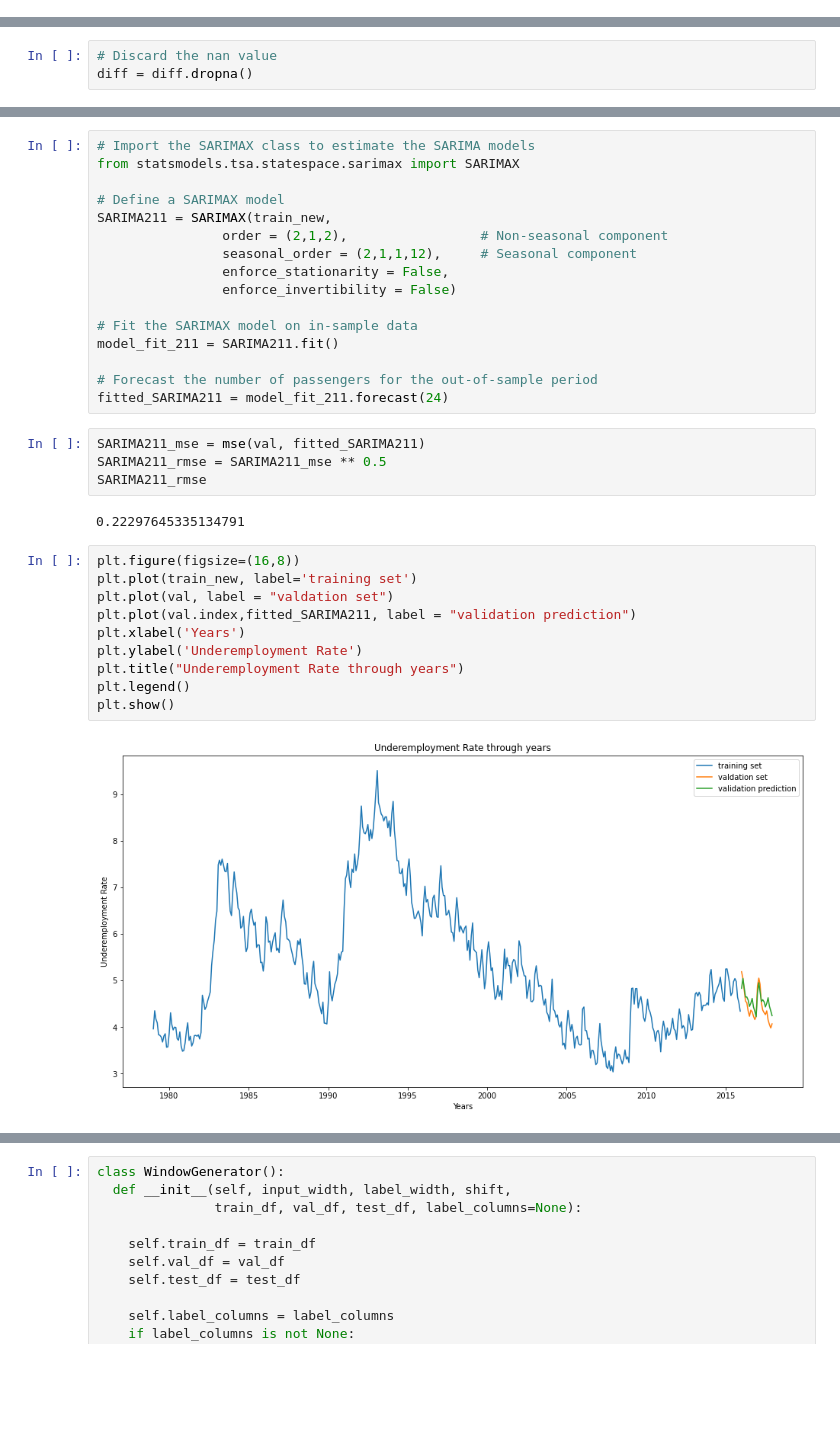
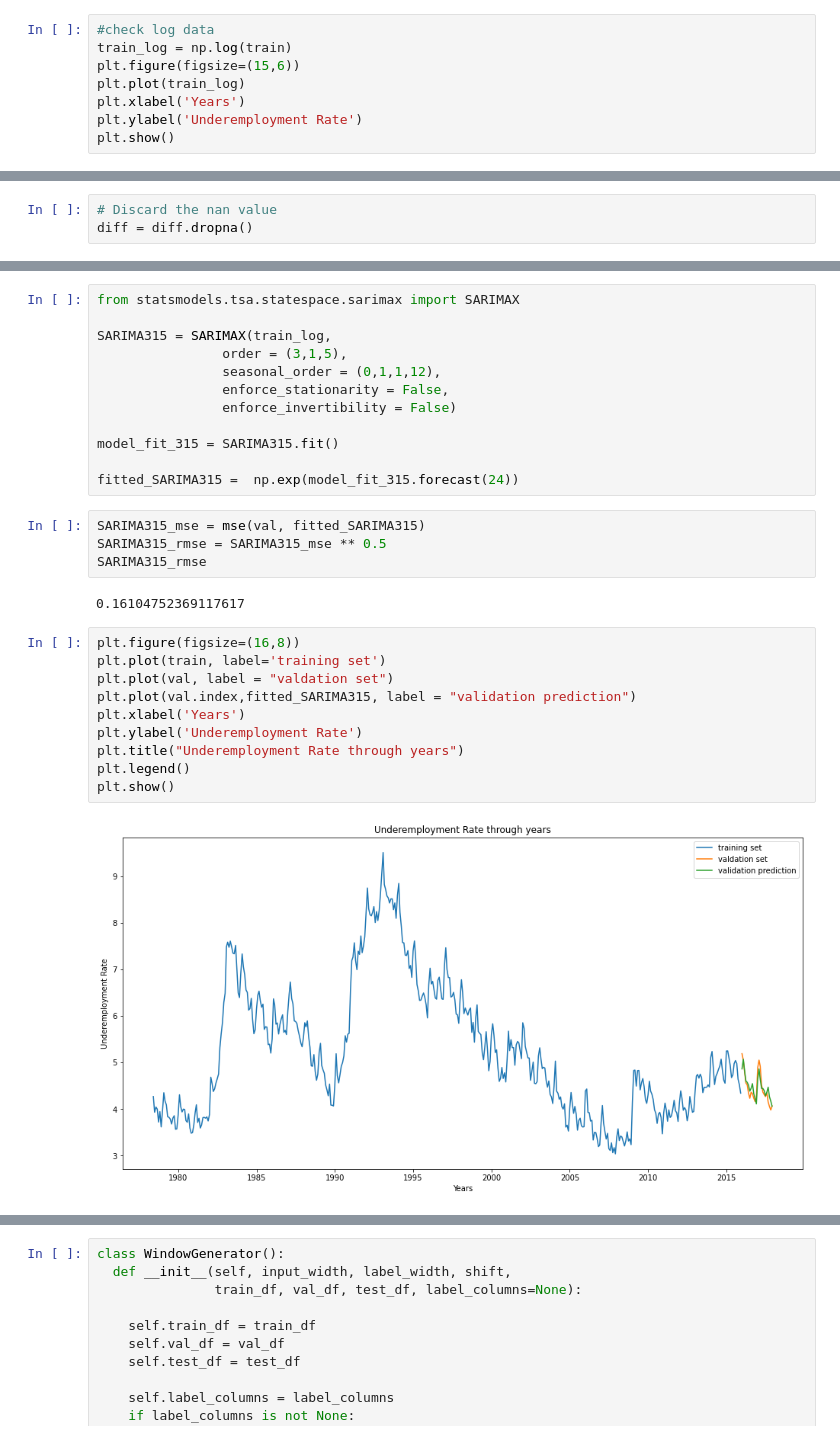
Before and after one commit to lkingw/homeworks-from-universal, a Jupyter notebook: The University of Sydney/QBUS6840/QBUS6840.ipynb, the cells around one changed output, grey strips where cells are left out. Saved outputs shown, nothing was run; the diff lists cells and outputs as text; blank space fills up the shorter version.

```diff
--- a/The University of Sydney/QBUS6840/QBUS6840.ipynb
+++ b/The University of Sydney/QBUS6840/QBUS6840.ipynb
@@ -515,0 +611,8 @@ hw_rmse
+# %%
+#check log data
+train_log = np.log(train)
+plt.figure(figsize=(15,6))
+plt.plot(train_log)
+plt.xlabel('Years')
+plt.ylabel('Underemployment Rate')
+plt.show()
@@ -616,34 +762,30 @@ plt.show()
 # %%
-# Import the SARIMAX class to estimate the SARIMA models
 from statsmodels.tsa.statespace.sarimax import SARIMAX
 
-# Define a SARIMAX model
-SARIMA211 = SARIMAX(train_new,
-                order = (2,1,2),                 # Non-seasonal component
-                seasonal_order = (2,1,1,12),     # Seasonal component
+SARIMA315 = SARIMAX(train_log,
+                order = (3,1,5),
+                seasonal_order = (0,1,1,12),
                 enforce_stationarity = False,
                 enforce_invertibility = False)
 
-# Fit the SARIMAX model on in-sample data
-model_fit_211 = SARIMA211.fit()
+model_fit_315 = SARIMA315.fit()
 
-# Forecast the number of passengers for the out-of-sample period
-fitted_SARIMA211 = model_fit_211.forecast(24)
+fitted_SARIMA315 =  np.exp(model_fit_315.forecast(24))
 # %%
-SARIMA211_mse = mse(val, fitted_SARIMA211)
-SARIMA211_rmse = SARIMA211_mse ** 0.5
-SARIMA211_rmse
+SARIMA315_mse = mse(val, fitted_SARIMA315)
+SARIMA315_rmse = SARIMA315_mse ** 0.5
+SARIMA315_rmse
 # %% [output]
-0.22297645335134791
+0.16104752369117617
 # %%
 plt.figure(figsize=(16,8))
-plt.plot(train_new, label='training set')
+plt.plot(train, label='training set')
 plt.plot(val, label = "valdation set")
-plt.plot(val.index,fitted_SARIMA211, label = "validation prediction")
+plt.plot(val.index,fitted_SARIMA315, label = "validation prediction")
 plt.xlabel('Years')
 plt.ylabel('Underemployment Rate')
 plt.title("Underemployment Rate through years")
 plt.legend()
 plt.show()
 # %% [output]
-[figure, old version]
+[figure, new version]
```
Also changed, not shown: parts of 84 cells of this notebook.
